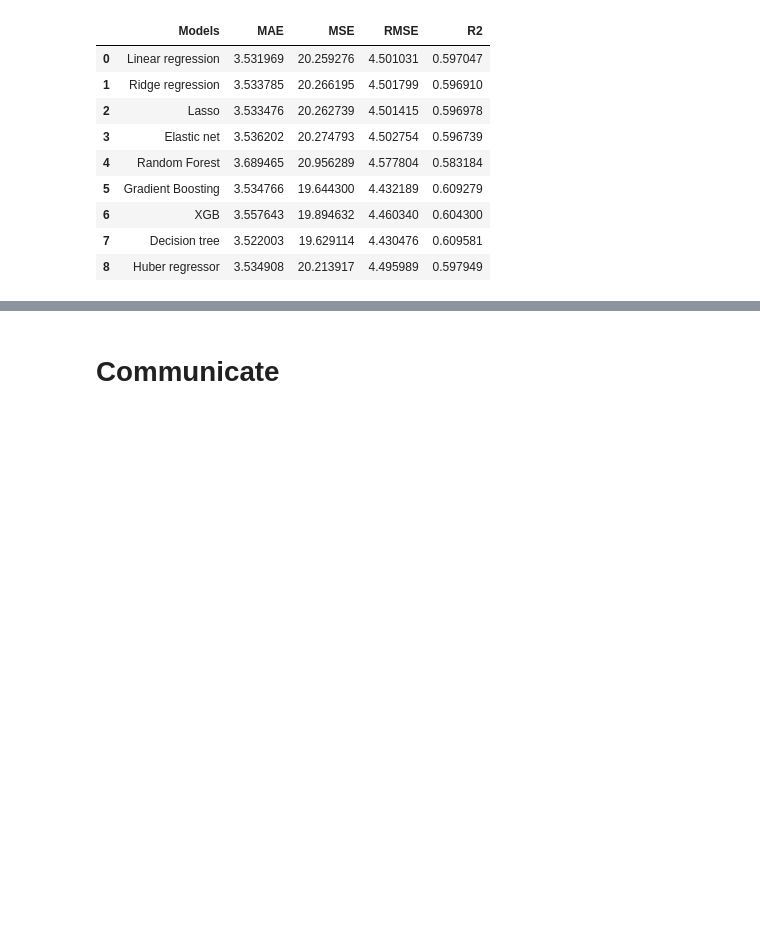
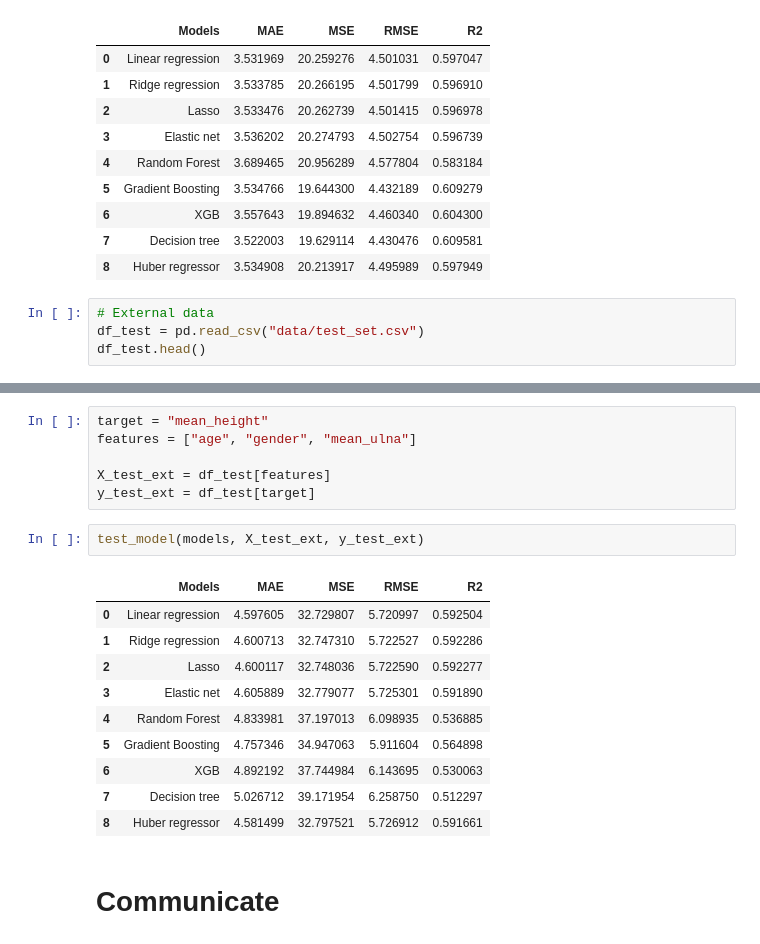
Before and after one commit to KomlaRD/agreement_height_ulna_length_study, a Jupyter notebook: predicting_height.ipynb, the cells around one changed output, grey strips where cells are left out. Drawn from its saved outputs; the diff is of its cells as text; blank space fills up the shorter version.

Commit message:
Use external test set for validation

```diff
--- a/predicting_height.ipynb
+++ b/predicting_height.ipynb
@@ -877,3 +877,7 @@ test_model(models, X_test, y_test)
 | 6 | XGB | 3.557643 | 19.894632 | 4.460340 | 0.604300 |
 | 7 | Decision tree | 3.522003 | 19.629114 | 4.430476 | 0.609581 |
 | 8 | Huber regressor | 3.534908 | 20.213917 | 4.495989 | 0.597949 |
+# %%
+# External data
+df_test = pd.read_csv("data/test_set.csv")
+df_test.head()
@@ -880,2 +891,21 @@ test_model(models, X_test, y_test)
+# %%
+target = "mean_height"
+features = ["age", "gender", "mean_ulna"]
+
+X_test_ext = df_test[features]
+y_test_ext = df_test[target]
+# %%
+test_model(models, X_test_ext, y_test_ext)
+# %% [output]
+|  | Models | MAE | MSE | RMSE | R2 |
+| 0 | Linear regression | 4.597605 | 32.729807 | 5.720997 | 0.592504 |
+| 1 | Ridge regression | 4.600713 | 32.747310 | 5.722527 | 0.592286 |
+| 2 | Lasso | 4.600117 | 32.748036 | 5.722590 | 0.592277 |
+| 3 | Elastic net | 4.605889 | 32.779077 | 5.725301 | 0.591890 |
+| 4 | Random Forest | 4.833981 | 37.197013 | 6.098935 | 0.536885 |
+| 5 | Gradient Boosting | 4.757346 | 34.947063 | 5.911604 | 0.564898 |
+| 6 | XGB | 4.892192 | 37.744984 | 6.143695 | 0.530063 |
+| 7 | Decision tree | 5.026712 | 39.171954 | 6.258750 | 0.512297 |
+| 8 | Huber regressor | 4.581499 | 32.797521 | 5.726912 | 0.591661 |
 # %% [markdown]
 # Communicate
```
Also changed, not shown: parts of 1 cell of this notebook.
